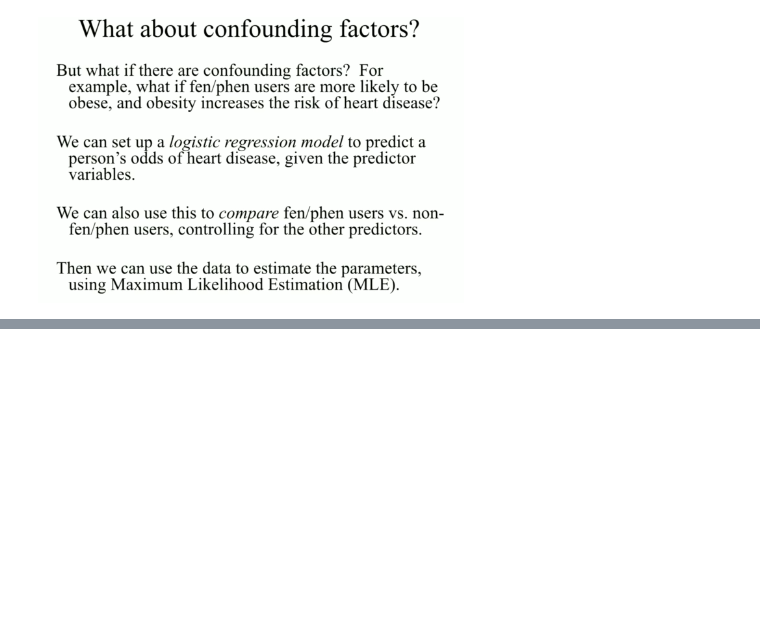
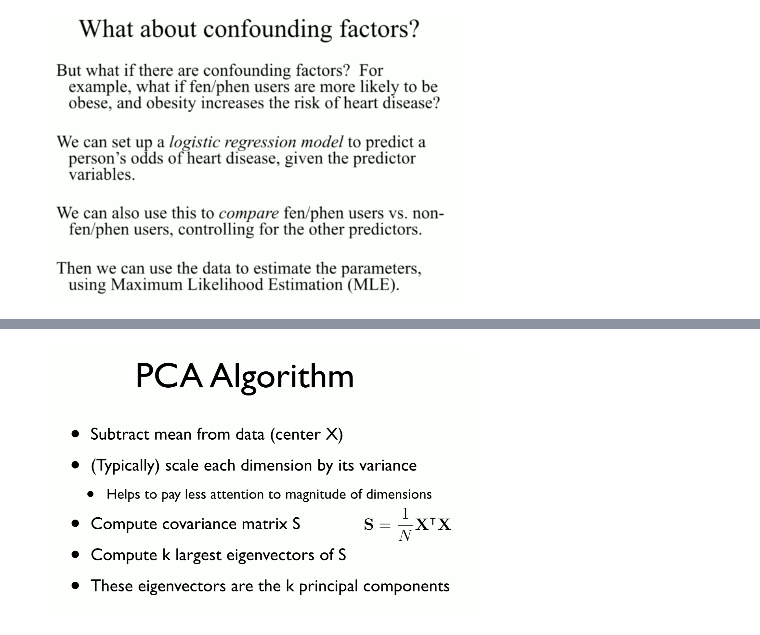
Before and after one commit to MPhillips55/Machine-Learning-Notes, a Jupyter notebook: Machine Learning Notes - Regression.ipynb, the cells around one changed output, grey strips where cells are left out. Cells and saved outputs as stored; diff of their text form; code cells hidden in the pictures; blank space fills up the shorter version.

```diff
--- a/Machine Learning Notes - Regression.ipynb
+++ b/Machine Learning Notes - Regression.ipynb
@@ -20,0 +35,4 @@ Image("capture2.png")
+# %%
+Image("capture6.png")
+# %% [output]
+[figure, added]
```
Also changed, not shown: parts of 4 cells of this notebook.
